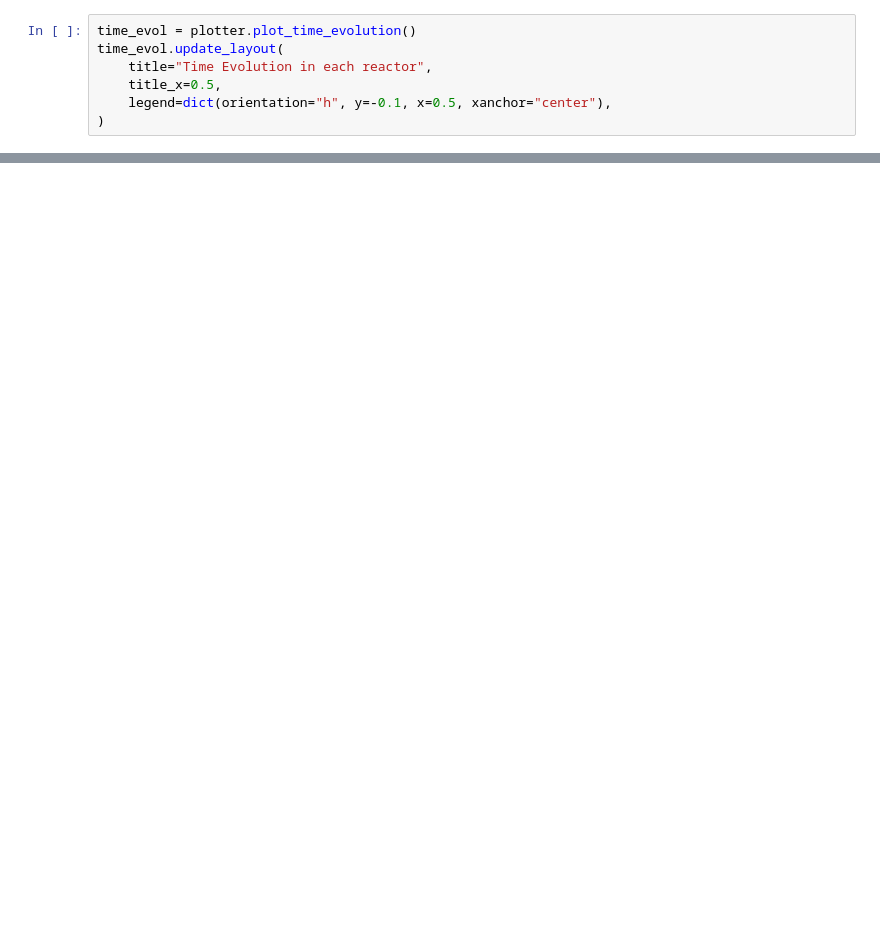
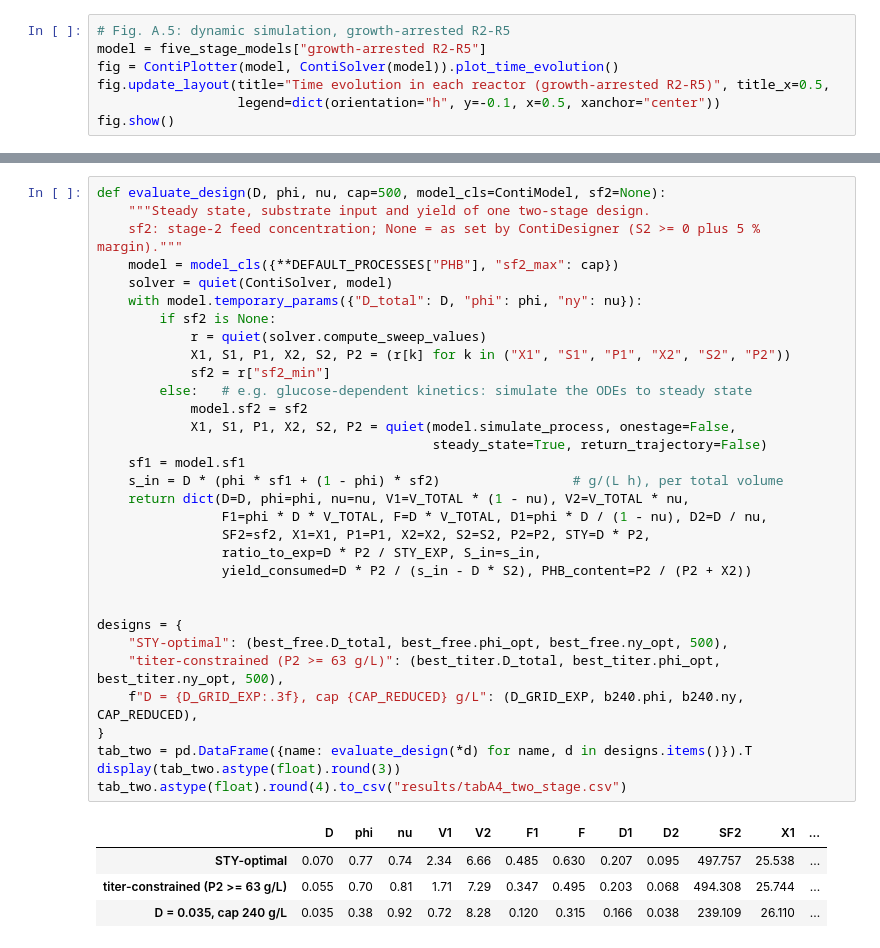
Before and after one commit to acgraf/ContiDesigner, a Jupyter notebook: case_studies/PHB/phb.ipynb, the cells around one changed output, grey strips where cells are left out. Cells and saved outputs as stored; diff of their text form; blank space fills up the shorter version.

```diff
--- a/case_studies/PHB/phb.ipynb
+++ b/case_studies/PHB/phb.ipynb
@@ -34,7 +186,7 @@ print(model.mu_max,model.mu_stage2())
 # %%
-time_evol = plotter.plot_time_evolution()
-time_evol.update_layout(
-    title="Time Evolution in each reactor",
-    title_x=0.5,
-    legend=dict(orientation="h", y=-0.1, x=0.5, xanchor="center"),
-)
+# Fig. A.5: dynamic simulation, growth-arrested R2-R5
+model = five_stage_models["growth-arrested R2-R5"]
+fig = ContiPlotter(model, ContiSolver(model)).plot_time_evolution()
+fig.update_layout(title="Time evolution in each reactor (growth-arrested R2-R5)", title_x=0.5,
+                  legend=dict(orientation="h", y=-0.1, x=0.5, xanchor="center"))
+fig.show()
@@ -175,0 +283,37 @@ CDM = 16.76 g/L, PHB = 62.61 g/L
+# %%
+def evaluate_design(D, phi, nu, cap=500, model_cls=ContiModel, sf2=None):
+    """Steady state, substrate input and yield of one two-stage design.
+    sf2: stage-2 feed concentration; None = as set by ContiDesigner (S2 >= 0 plus 5 % margin)."""
+    model = model_cls({**DEFAULT_PROCESSES["PHB"], "sf2_max": cap})
+    solver = quiet(ContiSolver, model)
+    with model.temporary_params({"D_total": D, "phi": phi, "ny": nu}):
+        if sf2 is None:
+            r = quiet(solver.compute_sweep_values)
+            X1, S1, P1, X2, S2, P2 = (r[k] for k in ("X1", "S1", "P1", "X2", "S2", "P2"))
+            sf2 = r["sf2_min"]
+        else:   # e.g. glucose-dependent kinetics: simulate the ODEs to steady state
+            model.sf2 = sf2
+            X1, S1, P1, X2, S2, P2 = quiet(model.simulate_process, onestage=False,
+                                           steady_state=True, return_trajectory=False)
+    sf1 = model.sf1
+    s_in = D * (phi * sf1 + (1 - phi) * sf2)                 # g/(L h), per total volume
+    return dict(D=D, phi=phi, nu=nu, V1=V_TOTAL * (1 - nu), V2=V_TOTAL * nu,
+                F1=phi * D * V_TOTAL, F=D * V_TOTAL, D1=phi * D / (1 - nu), D2=D / nu,
+                SF2=sf2, X1=X1, P1=P1, X2=X2, S2=S2, P2=P2, STY=D * P2,
+                ratio_to_exp=D * P2 / STY_EXP, S_in=s_in,
+                yield_consumed=D * P2 / (s_in - D * S2), PHB_content=P2 / (P2 + X2))
+
+
+designs = {
+    "STY-optimal": (best_free.D_total, best_free.phi_opt, best_free.ny_opt, 500),
+    "titer-constrained (P2 >= 63 g/L)": (best_titer.D_total, best_titer.phi_opt, best_titer.ny_opt, 500),
+    f"D = {D_GRID_EXP:.3f}, cap {CAP_REDUCED} g/L": (D_GRID_EXP, b240.phi, b240.ny, CAP_REDUCED),
+}
+tab_two = pd.DataFrame({name: evaluate_design(*d) for name, d in designs.items()}).T
+display(tab_two.astype(float).round(3))
+tab_two.astype(float).round(4).to_csv("results/tabA4_two_stage.csv")
+# %% [output]
+|  | D | phi | nu | V1 | V2 | F1 | F | D1 | D2 | SF2 | X1 | ... |
+| STY-optimal | 0.070 | 0.77 | 0.74 | 2.34 | 6.66 | 0.485 | 0.630 | 0.207 | 0.095 | 497.757 | 25.538 | ... |
+| titer-constrained (P2 >= 63 g/L) | 0.055 | 0.70 | 0.81 | 1.71 | 7.29 | 0.347 | 0.495 | 0.203 | 0.068 | 494.308 | 25.744 | ... |
+| D = 0.035, cap 240 g/L | 0.035 | 0.38 | 0.92 | 0.72 | 8.28 | 0.120 | 0.315 | 0.166 | 0.038 | 239.109 | 26.110 | ... |
```
Also changed, not shown: parts of 30 cells of this notebook, 51 other files.
